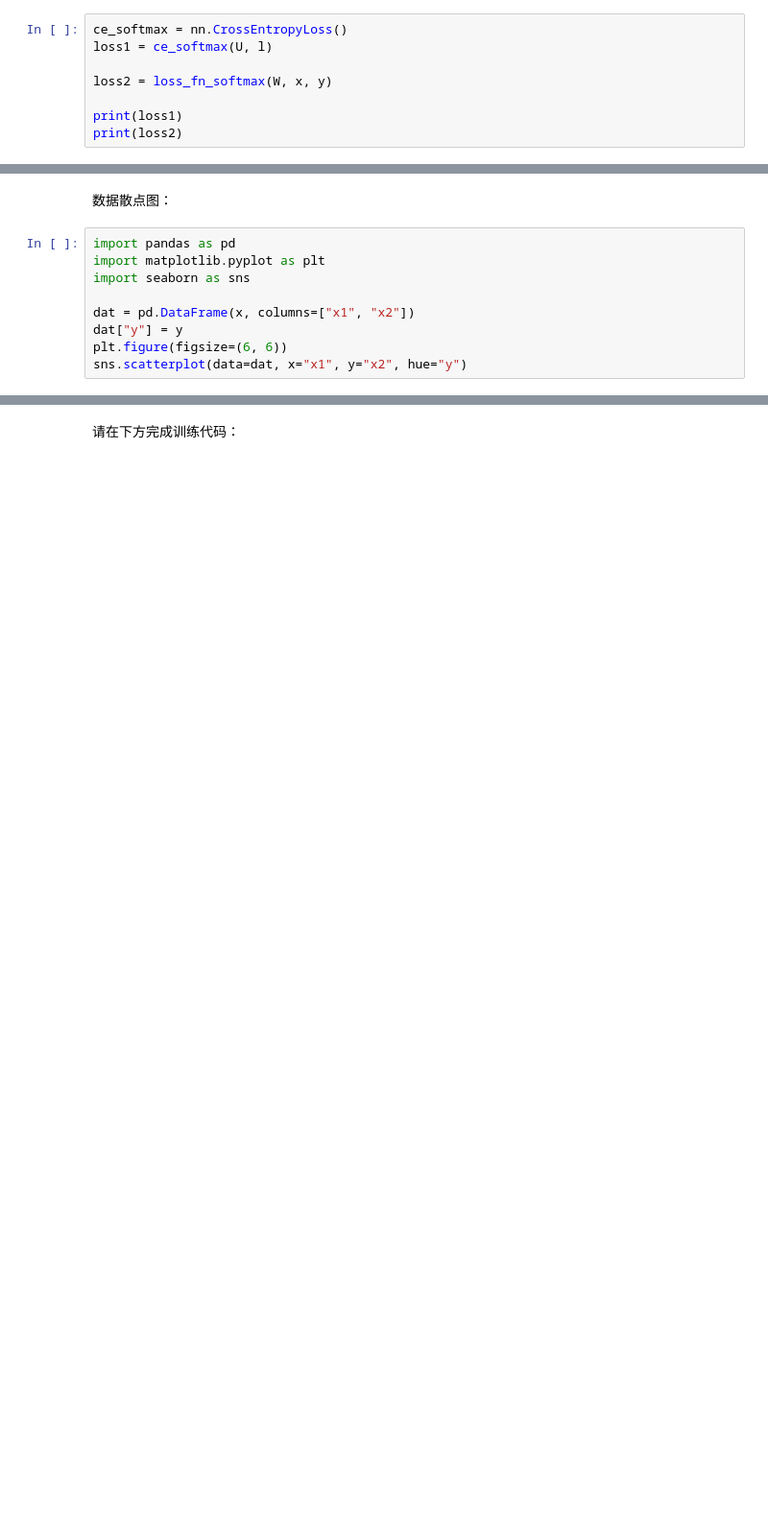
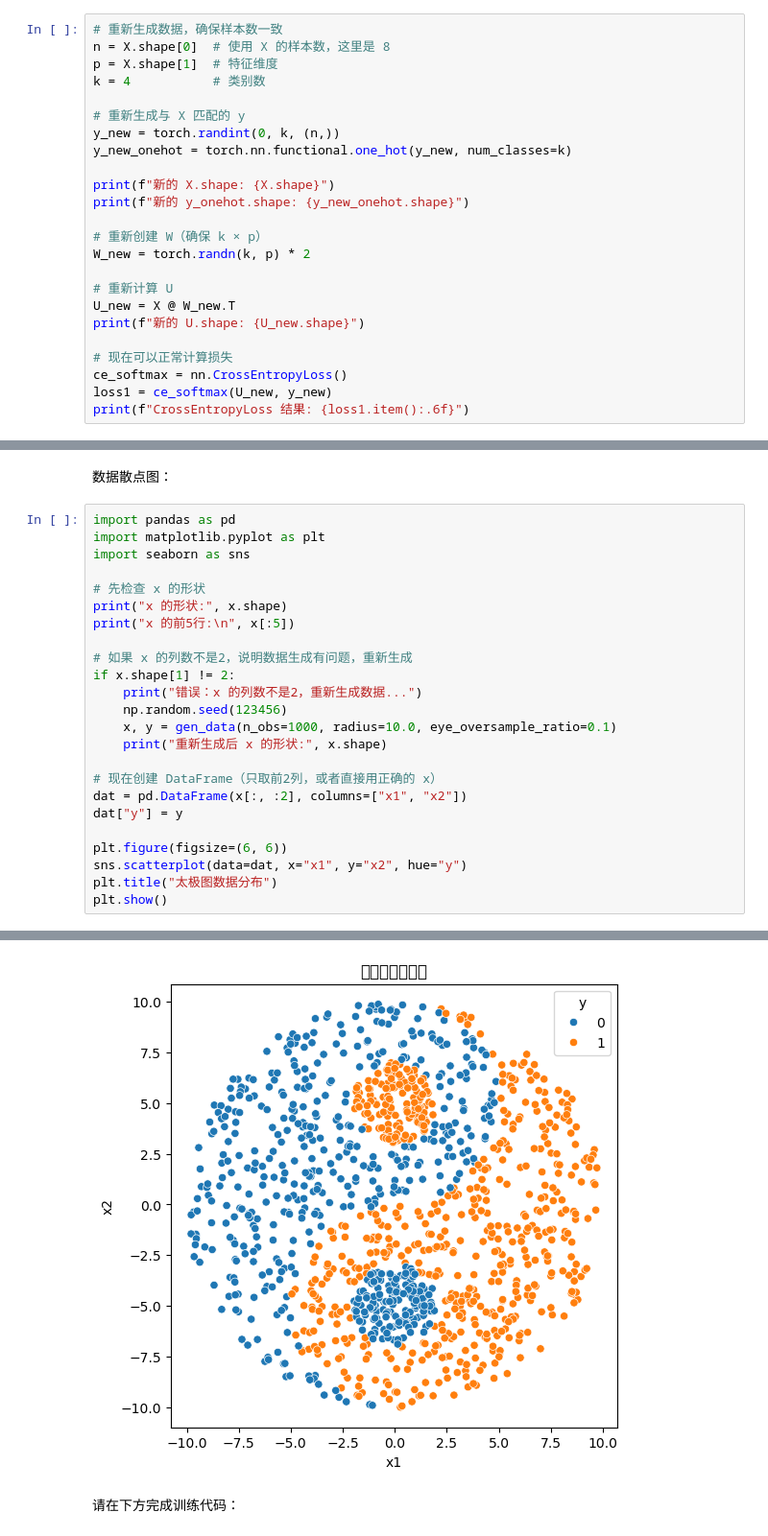
Before and after one commit to YJ-jing7/d12026s, a Jupyter notebook: HW2-3/hw2-3.ipynb, the cells around one changed output, grey strips where cells are left out. Shown at 96% size. Drawn from its saved outputs; the diff is of its cells as text; blank space fills up the shorter version.

```diff
--- a/HW2-3/hw2-3.ipynb
+++ b/HW2-3/hw2-3.ipynb
@@ -136,10 +226,26 @@ def loss_fn_softmax(w, x, y):
 # %% [markdown]
 Pytorch 中也提供了 CrossEntropyLoss 损失函数，参见[其文档](https://pytorch.org/docs/stable/generated/torch.nn.CrossEntropyLoss.html)。其用法是先建立一个损失函数对象，然后将 $U$ 和 $l$ 作为参数传入（注意 $U$ 是经过 Softmax **之前**的矩阵，$l$ 是**原始**的标签）。请利用这种方法计算损失函数值，并与你自己的函数结果进行对比。
 # %%
+# 重新生成数据，确保样本数一致
+n = X.shape[0]  # 使用 X 的样本数，这里是 8
+p = X.shape[1]  # 特征维度
+k = 4           # 类别数
+
+# 重新生成与 X 匹配的 y
+y_new = torch.randint(0, k, (n,))
+y_new_onehot = torch.nn.functional.one_hot(y_new, num_classes=k)
+
+print(f"新的 X.shape: {X.shape}")
+print(f"新的 y_onehot.shape: {y_new_onehot.shape}")
+
+# 重新创建 W（确保 k × p）
+W_new = torch.randn(k, p) * 2
+
+# 重新计算 U
+U_new = X @ W_new.T
+print(f"新的 U.shape: {U_new.shape}")
+
+# 现在可以正常计算损失
 ce_softmax = nn.CrossEntropyLoss()
-loss1 = ce_softmax(U, l)
-
-loss2 = loss_fn_softmax(W, x, y)
-
-print(loss1)
-print(loss2)
+loss1 = ce_softmax(U_new, y_new)
+print(f"CrossEntropyLoss 结果: {loss1.item():.6f}")
@@ -230,7 +484,23 @@ import pandas as pd
 import matplotlib.pyplot as plt
 import seaborn as sns
 
-dat = pd.DataFrame(x, columns=["x1", "x2"])
+# 先检查 x 的形状
+print("x 的形状:", x.shape)
+print("x 的前5行:\n", x[:5])
+
+# 如果 x 的列数不是2，说明数据生成有问题，重新生成
+if x.shape[1] != 2:
+    print("错误：x 的列数不是2，重新生成数据...")
+    np.random.seed(123456)
+    x, y = gen_data(n_obs=1000, radius=10.0, eye_oversample_ratio=0.1)
+    print("重新生成后 x 的形状:", x.shape)
+
+# 现在创建 DataFrame（只取前2列，或者直接用正确的 x）
+dat = pd.DataFrame(x[:, :2], columns=["x1", "x2"])
 dat["y"] = y
+
 plt.figure(figsize=(6, 6))
 sns.scatterplot(data=dat, x="x1", y="x2", hue="y")
+plt.title("太极图数据分布")
+plt.show()
+# %% [output]
@@ -237,3 +514,4 @@ sns.scatterplot(data=dat, x="x1", y="x2", hue="y")
+[figure, added]
 # %% [markdown]
 请在下方完成训练代码：
 # %%
```
Also changed, not shown: parts of 21 cells of this notebook, 1 other file.
